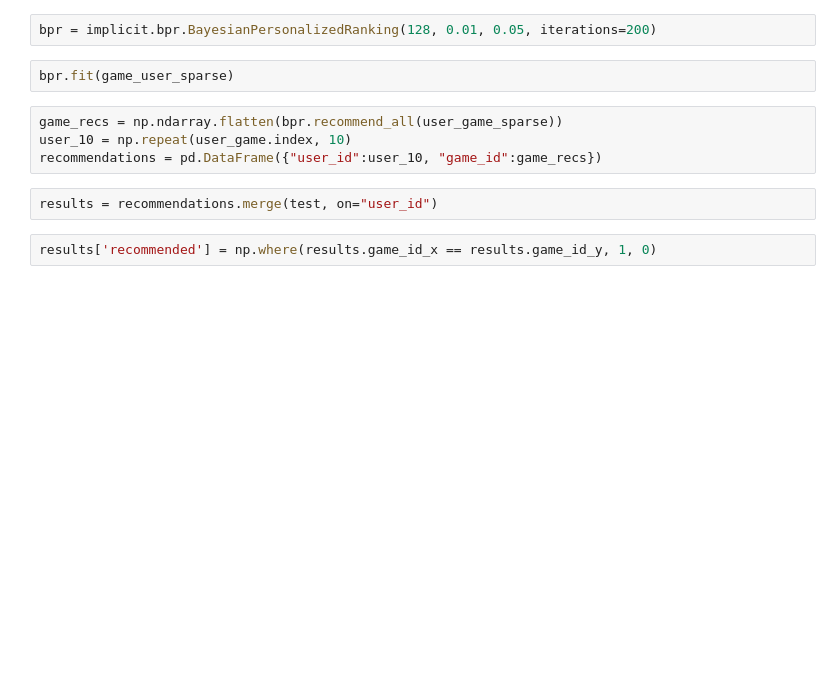
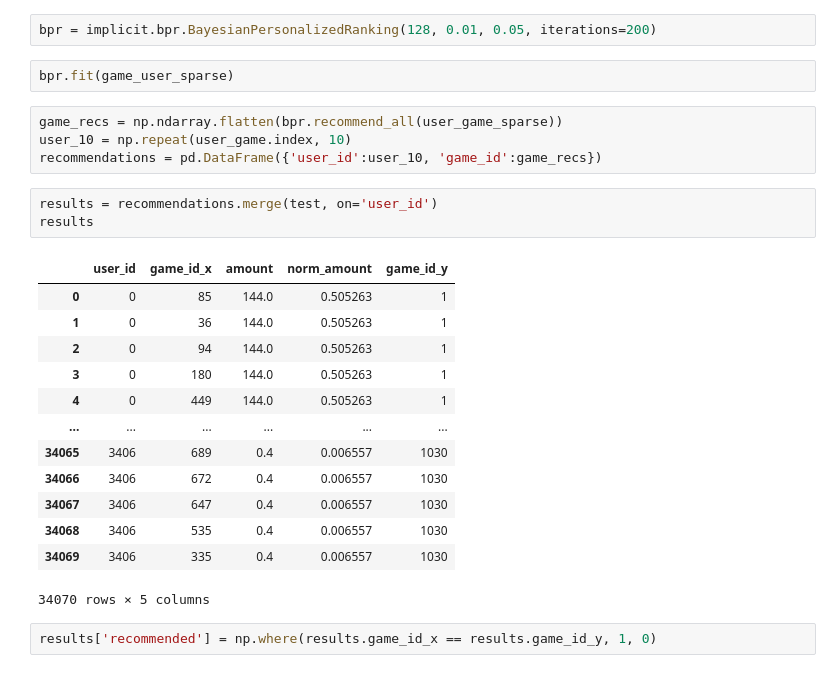
Before and after one commit to AndreiStefanie/master-ubb-distributed-systems, a Jupyter notebook: 01_01_data_mining/project/CollaborativeNorm.ipynb, the cells around one changed output. Saved outputs shown, nothing was run; the diff lists cells and outputs as text; blank space fills up the shorter version.

```diff
--- a/01_01_data_mining/project/CollaborativeNorm.ipynb
+++ b/01_01_data_mining/project/CollaborativeNorm.ipynb
@@ -74,9 +144,24 @@ bpr.fit(game_user_sparse)
 # %%
 game_recs = np.ndarray.flatten(bpr.recommend_all(user_game_sparse))
 user_10 = np.repeat(user_game.index, 10)
-recommendations = pd.DataFrame({"user_id":user_10, "game_id":game_recs})
+recommendations = pd.DataFrame({'user_id':user_10, 'game_id':game_recs})
 # %%
-results = recommendations.merge(test, on="user_id")
+results = recommendations.merge(test, on='user_id')
+results
+# %% [output]
+|  | user_id | game_id_x | amount | norm_amount | game_id_y |
+| 0 | 0 | 85 | 144.0 | 0.505263 | 1 |
+| 1 | 0 | 36 | 144.0 | 0.505263 | 1 |
+| 2 | 0 | 94 | 144.0 | 0.505263 | 1 |
+| 3 | 0 | 180 | 144.0 | 0.505263 | 1 |
+| 4 | 0 | 449 | 144.0 | 0.505263 | 1 |
+| ... | ... | ... | ... | ... | ... |
+| 34065 | 3406 | 689 | 0.4 | 0.006557 | 1030 |
+| 34066 | 3406 | 672 | 0.4 | 0.006557 | 1030 |
+| 34067 | 3406 | 647 | 0.4 | 0.006557 | 1030 |
+| 34068 | 3406 | 535 | 0.4 | 0.006557 | 1030 |
+| 34069 | 3406 | 335 | 0.4 | 0.006557 | 1030 |
+34070 rows × 5 columns
 # %%
 results['recommended'] = np.where(results.game_id_x == results.game_id_y, 1, 0)
 # %%
```
Also changed, not shown: parts of 22 cells of this notebook, 2 other files.
